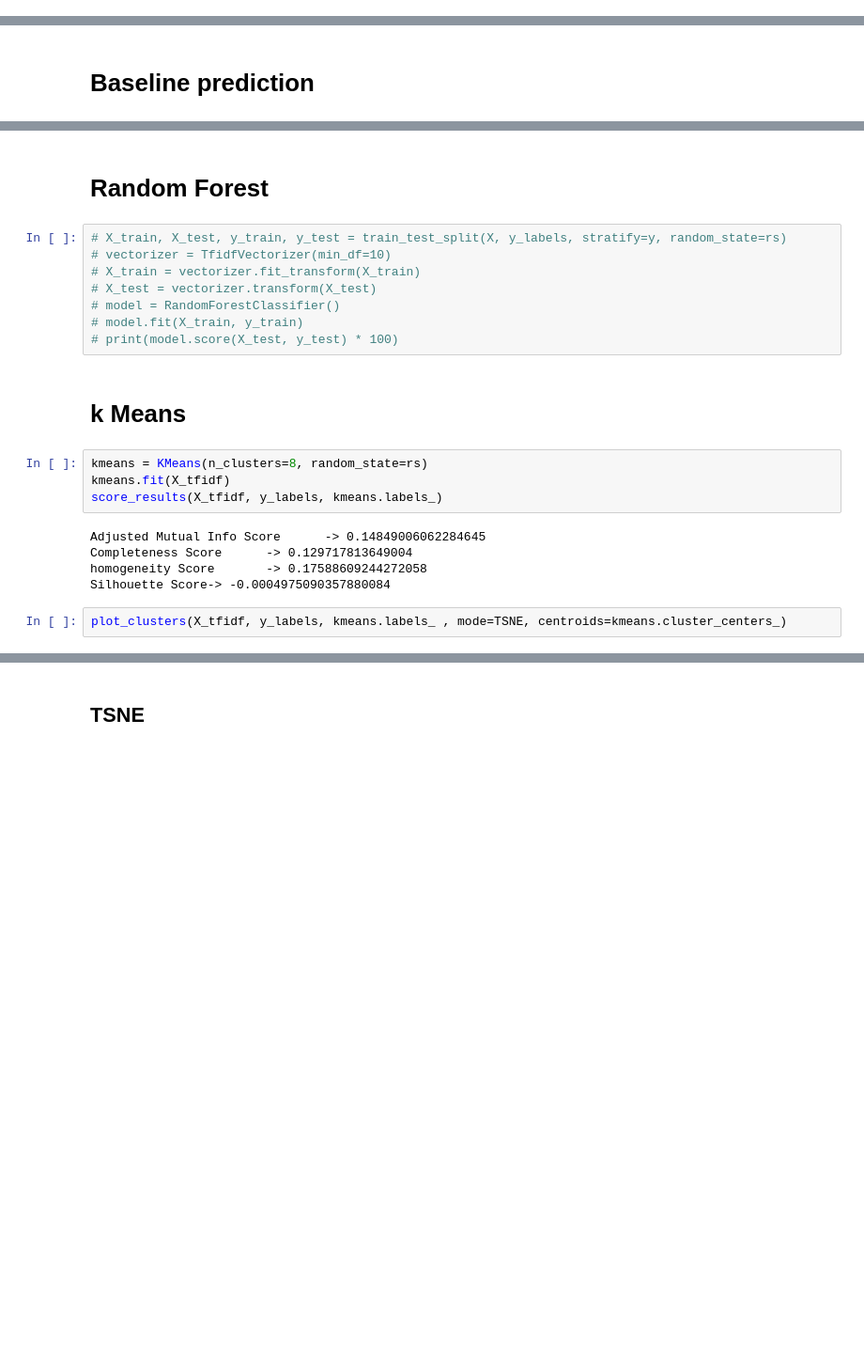
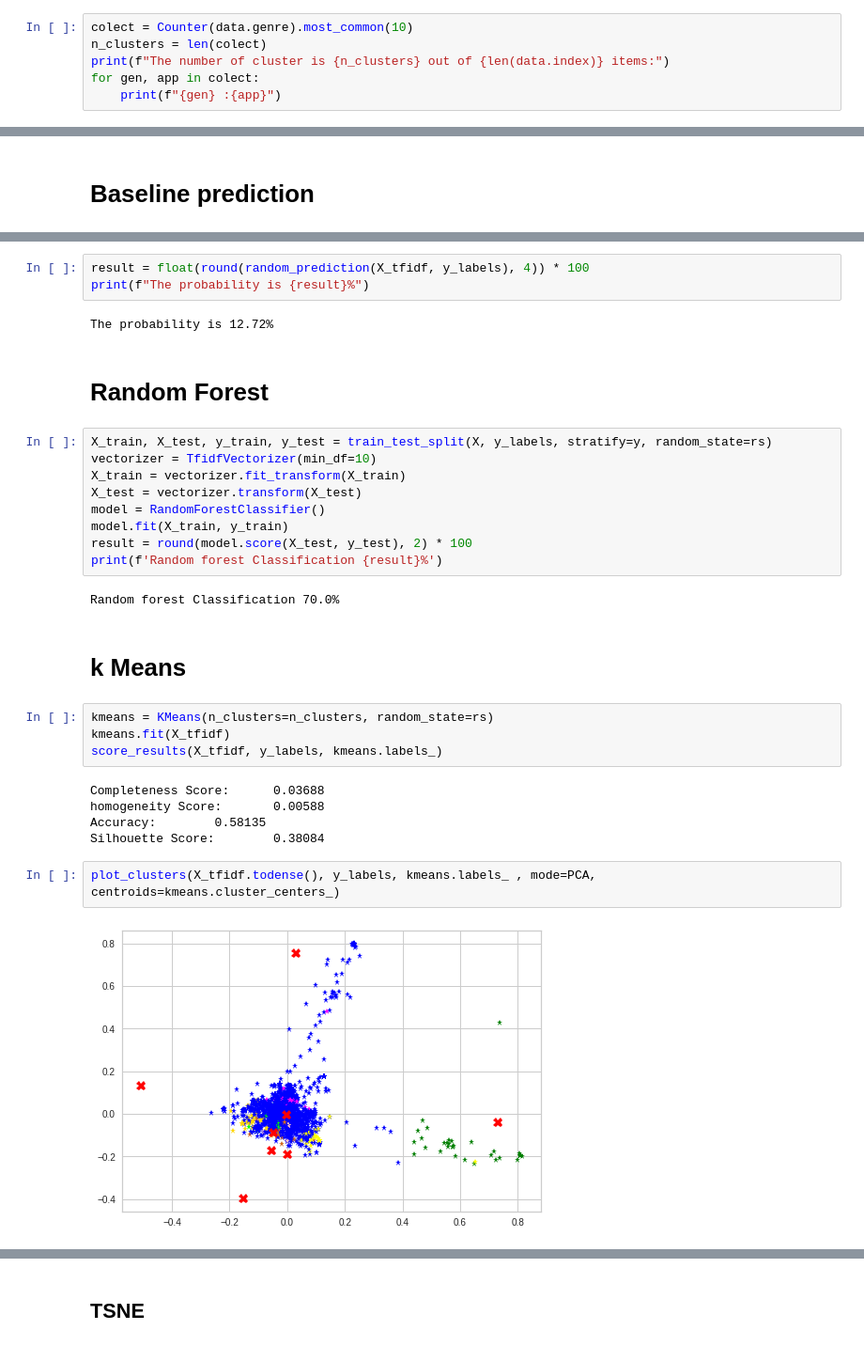
Before and after one commit to TudorAndrei/Practical-Machine-Learning2020, a Jupyter notebook: clustering/Balanced_dataset - TFIDF.ipynb, the cells around one changed output, grey strips where cells are left out. Shown: that part at 94% size. Cells and saved outputs as stored; diff of their text form; blank space fills up the shorter version.

```diff
--- a/clustering/Balanced_dataset - TFIDF.ipynb
+++ b/clustering/Balanced_dataset - TFIDF.ipynb
@@ -107,0 +162,6 @@ y = data.genre.apply(lambda x: np.str_(x))
+# %%
+colect = Counter(data.genre).most_common(10)
+n_clusters = len(colect)
+print(f"The number of cluster is {n_clusters} out of {len(data.index)} items:")
+for gen, app in colect:
+    print(f"{gen} :{app}")
@@ -125,23 +209,33 @@ y_labels = le.fit_transform(y)
+# %%
+result = float(round(random_prediction(X_tfidf, y_labels), 4)) * 100
+print(f"The probability is {result}%")
+# %% [output]
+The probability is 12.72%
 # %% [markdown]
 # Random Forest
 # %%
-# X_train, X_test, y_train, y_test = train_test_split(X, y_labels, stratify=y, random_state=rs)
-# vectorizer = TfidfVectorizer(min_df=10)
-# X_train = vectorizer.fit_transform(X_train)
-# X_test = vectorizer.transform(X_test)
-# model = RandomForestClassifier()
-# model.fit(X_train, y_train)
-# print(model.score(X_test, y_test) * 100)
+X_train, X_test, y_train, y_test = train_test_split(X, y_labels, stratify=y, random_state=rs)
+vectorizer = TfidfVectorizer(min_df=10)
+X_train = vectorizer.fit_transform(X_train)
+X_test = vectorizer.transform(X_test)
+model = RandomForestClassifier()
+model.fit(X_train, y_train)
+result = round(model.score(X_test, y_test), 2) * 100
+print(f'Random forest Classification {result}%')
+# %% [output]
+Random forest Classification 70.0%
 # %% [markdown]
 # k Means
 # %%
-kmeans = KMeans(n_clusters=8, random_state=rs)
+kmeans = KMeans(n_clusters=n_clusters, random_state=rs)
 kmeans.fit(X_tfidf)
 score_results(X_tfidf, y_labels, kmeans.labels_)
 # %% [output]
-Adjusted Mutual Info Score      -> 0.14849006062284645
-Completeness Score      -> 0.129717813649004
-homogeneity Score       -> 0.17588609244272058
-Silhouette Score-> -0.0004975090357880084
+Completeness Score:      0.03688
+homogeneity Score:       0.00588
+Accuracy:        0.58135
+Silhouette Score:        0.38084
 # %%
-plot_clusters(X_tfidf, y_labels, kmeans.labels_ , mode=TSNE, centroids=kmeans.cluster_centers_)
+plot_clusters(X_tfidf.todense(), y_labels, kmeans.labels_ , mode=PCA, centroids=kmeans.cluster_centers_)
+# %% [output]
+[figure, added]
```
Also changed, not shown: parts of 34 cells of this notebook, 15 other files.
